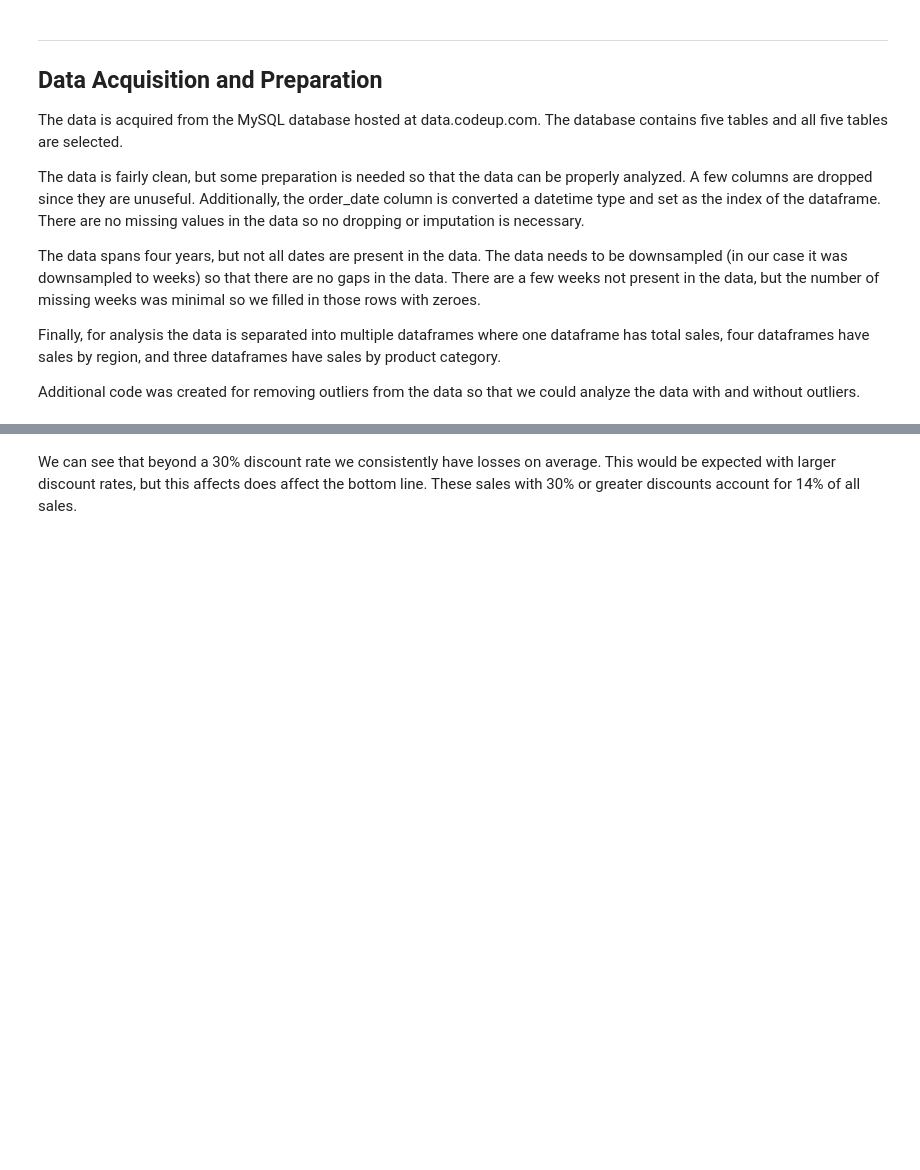
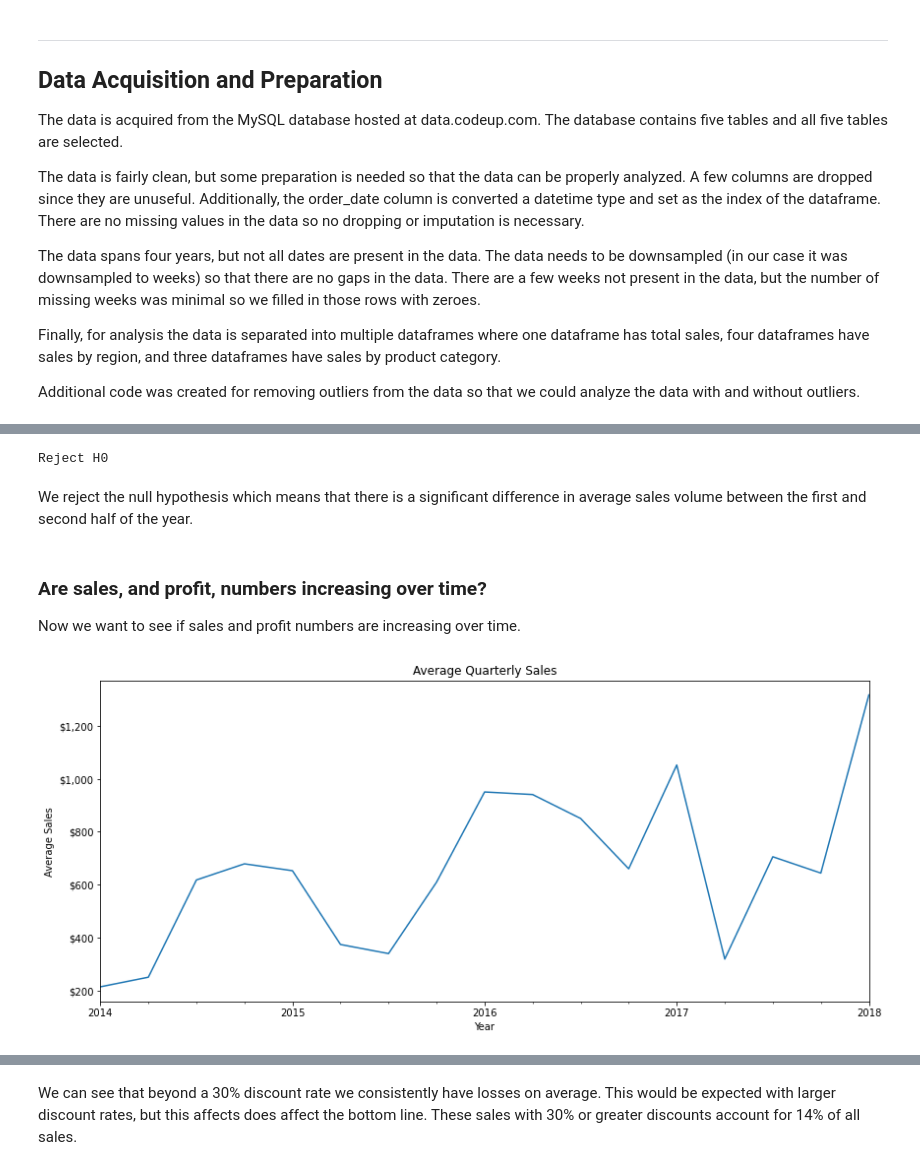
Before and after one commit to Innis-Superstore-Sales/time-series-project, a Jupyter notebook: superstore_sales_report.ipynb, the cells around one changed output, grey strips where cells are left out. Drawn from its saved outputs; the diff is of its cells as text; code cells hidden in the pictures; blank space fills up the shorter version.

```diff
--- a/superstore_sales_report.ipynb
+++ b/superstore_sales_report.ipynb
@@ -79,0 +98,18 @@ Here we want to determine if there is a relationship between the discount featur
+# %%
+# Here we'll run a two sample t-test to test our hypothesis.
+
+run_stats_test_on_average_monthly_sales(superstore)
+# %% [output]
+Reject H0
+# %% [markdown]
+We reject the null hypothesis which means that there is a significant difference in average sales volume between the first and second half of the year.
+# %% [markdown]
+### Are sales, and profit, numbers increasing over time?
+
+Now we want to see if sales and profit numbers are increasing over time.
+# %%
+# Here we'll plot average quarterly sales over time.
+
+plot_quarterly_sales(superstore)
+# %% [output]
+[figure, added]
```
Also changed, not shown: parts of 21 cells of this notebook, 3 other files.
